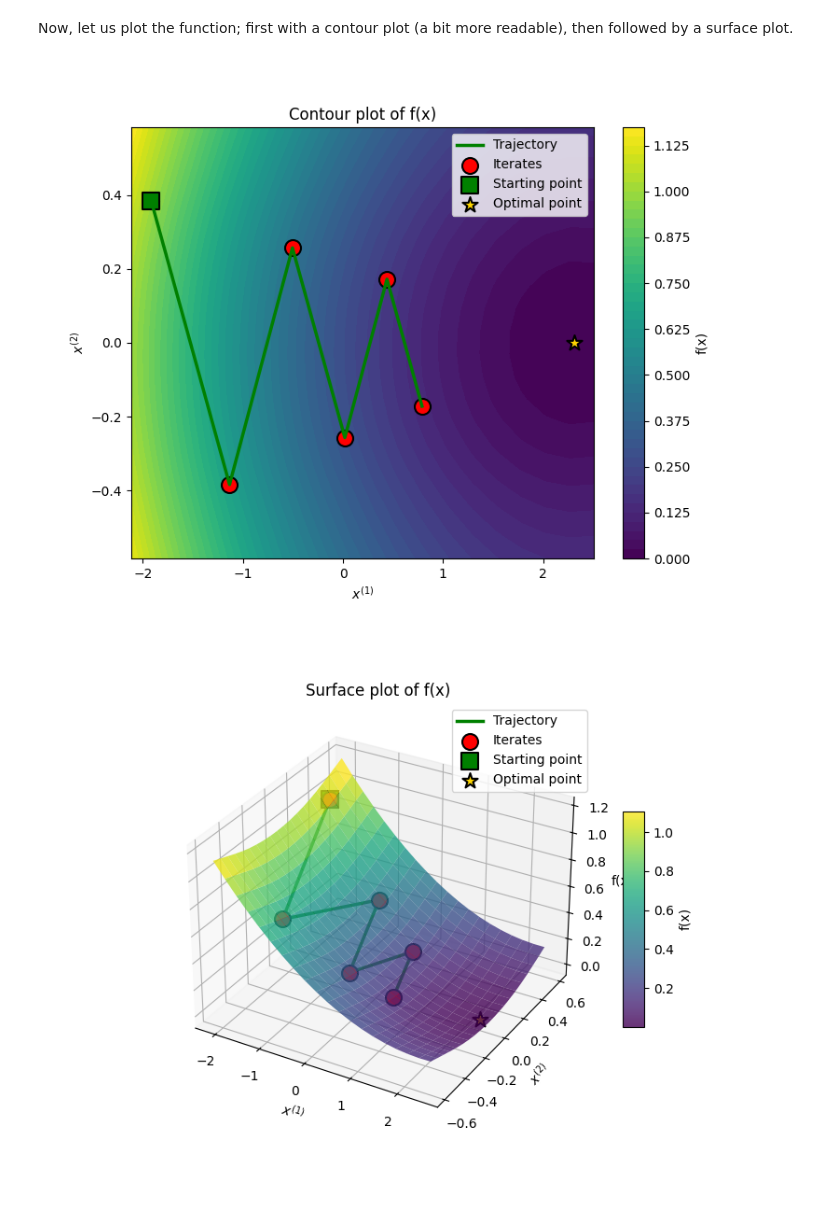
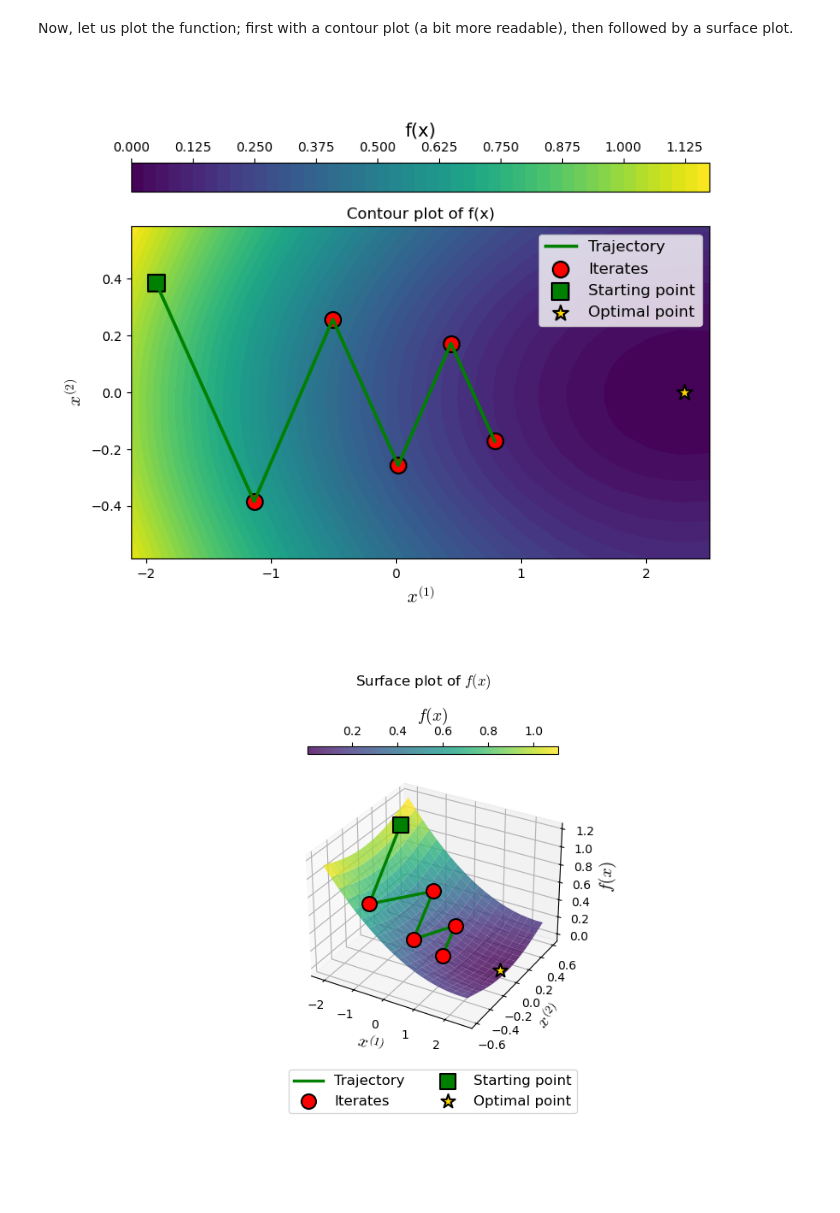
Before and after one commit to PerformanceEstimation/PEPit, a Jupyter notebook: ressources/demo/PEPit_demo_extract_worst_case_examples.ipynb, the cells around one changed output. Saved outputs shown, nothing was run; the diff lists cells and outputs as text; code cells hidden in the pictures; blank space fills up the shorter version.

```diff
--- a/ressources/demo/PEPit_demo_extract_worst_case_examples.ipynb
+++ b/ressources/demo/PEPit_demo_extract_worst_case_examples.ipynb
@@ -412,19 +417,5 @@ y_test = np.linspace(y_min-margin,y_max+margin,nb_pts_grid)
 fy_test = np.zeros(y_test.shape)
 for i in range(len(y_test)):
     fy_test[i] = feval(np.array([y_test[i]]))
-    if (i+1) % 50 == 0:
-        print('{} done on {}'.format((i+1),len(y_test)))
-
-
-# Create a grid of points where an interpolating function for h() should be computed:
-nb_pts_grid = 50
-x_min = np.min([np.min(x_list_evaluated),xs_evaluated])
-x_max = np.max([np.max(x_list_evaluated),xs_evaluated])
-x_test = np.linspace(x_min-margin,x_max+margin,nb_pts_grid)
-
-hx_test = np.zeros(x_test.shape)
-for i in range(len(x_test)):
-    hx_test[i] = heval(np.array([x_test[i]]))
-    if (i+1) % 50 == 0:
-        print('{} done on {}'.format((i+1),len(x_test)))
+    print(f'{i + 1} / {len(y_test)} grid points computed', end='\r', flush=True)
 # %% [output]
@@ -593,6 +596,5 @@ fx_test = np.zeros(x_test.shape)
 # Interpolate on the grid!
 for i in range(len(x_test)):
     fx_test[i] = feval(np.array([x_test[i]]))
-    if (i+1) % 50 == 0:
-        print('{} done on {}'.format(i+1,len(x_test)))
+    print(f'{i + 1} / {len(x_test)} grid points computed', end='\r', flush=True)
 # %% [output]
@@ -630,6 +631,5 @@ fx_test = np.zeros(x_test.shape)
 # Interpolate on the grid!
 for i in range(len(x_test)):
     fx_test[i] = feval(np.array([x_test[i]]))
-    if (i+1) % 50 == 0:
-        print('{} done on {}'.format(i+1,len(x_test)))
+    print(f'{i + 1} / {len(x_test)} grid points computed', end='\r', flush=True)
 # %% [output]
@@ -1081,6 +1085,5 @@ for i in range(X.shape[0]):
         x_tested[1] = Y[i, j]
         FX[i, j] = feval(x_tested)
 
-        if (i * X.shape[1] + j + 1) % 50 == 0:
-            print(f'{i * X.shape[1] + j + 1} done on {X.size}')
+        print(f'{i * X.shape[1] + j + 1} / {X.size} mesh points computed', end='\r', flush=True)
 # %% [output]
@@ -1148,7 +1144,7 @@ ax.scatter(
 )
 
 # Color bar
-fig.colorbar(cont, ax=ax, label='f(x)')
+cbar = fig.colorbar(cont, ax=ax, orientation='horizontal', location='top', pad=0.08, label='f(x)')
 
 # Labels
 ax.set_xlabel(r'$x^{(1)}$')
@@ -1161,22 +1157,23 @@ ax.legend()
 
 plt.show()
 # %% [output]
-[figure, old version]
+[figure, new version]
 # %%
 import matplotlib.pyplot as plt
 from mpl_toolkits.mplot3d import Axes3D
 import numpy as np
 
 # Create figure and 3D axes
-fig = plt.figure(figsize=(8,6))
-ax = fig.add_subplot(111, projection='3d')
+fig = plt.figure(figsize=(9,6))
+ax = fig.add_subplot(111, projection='3d', computed_zorder=False)
 
 # Plot the surface
 surf = ax.plot_surface(
     X, Y, FX,
     cmap='viridis',
     edgecolor='none',
-    alpha=0.8
+    alpha=0.8,
+    zorder=0
 )
 
 # Extract x, y from x_list_evaluated
@@ -1191,6 +1188,7 @@ ax.plot(
     z_pts[:-1],
     color='green',
     linewidth=2.5,
+    zorder=5,
     label='Trajectory'
 )
 ax.scatter(
@@ -1203,6 +1201,7 @@ ax.scatter(
     linewidths=1.5,
     depthshade=False,
     marker='o',
+    zorder=10,
     label='Iterates'
 )
 ax.scatter(
@@ -1214,35 +1213,38 @@ ax.scatter(
     edgecolors='black',
     linewidths=1.5,
     depthshade=False,
     marker='s',
+    zorder=10,
     label='Starting point'
 )
 ax.scatter(
     x_pts[-1],
     y_pts[-1],
     z_pts[-1],
     color='gold',
     s=150,
     edgecolors='black',
     linewidths=1.5,
     depthshade=False,
     marker='*',
+    zorder=10,
     label='Optimal point'
 )
 
 # Add color bar
-fig.colorbar(surf, ax=ax, shrink=0.5, aspect=10, label='f(x)')
+fig.colorbar(surf, ax=ax, orientation='horizontal', location='top', pad=0.02, shrink=0.42, aspect=30, label='$f(x)$')
 
 # Labels
 ax.set_xlabel(r'$x^{(1)}$')
 ax.set_ylabel(r'$x^{(2)}$')
-ax.set_zlabel('f(x)')
+ax.set_zlabel('$f(x)$')
 
 # Title
-ax.set_title('Surface plot of f(x)')
+fig.suptitle('Surface plot of $f(x)$', y=0.93)
 
-ax.legend()
+ax.legend(loc='upper center', bbox_to_anchor=(0.5, -0.08), ncol=2, borderaxespad=0.)
+fig.subplots_adjust(bottom=0.2, top=0.87)
 
 plt.show()
 # %% [output]
-[figure, old version]
+[figure, new version]
```
Also changed, not shown: parts of 21 cells of this notebook.
